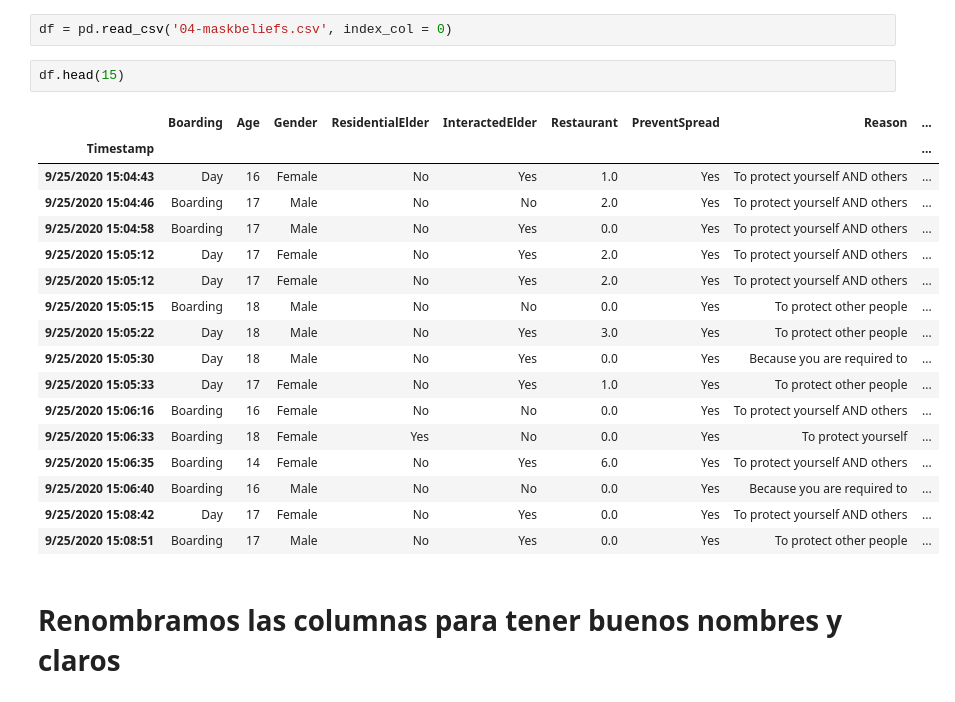
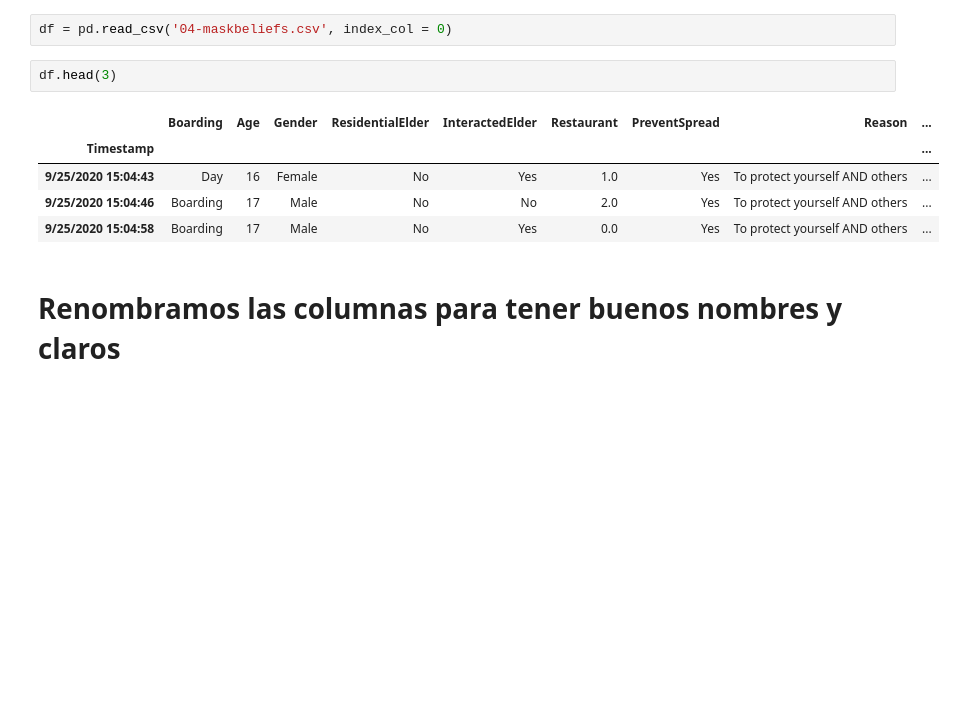
Before and after one commit to Adalab/DA-promoC-modulo-02-Marina-Lourdes-Ana, a Jupyter notebook: Estadistica/04-Estadistica-04.ipynb, the cells around one changed output. Cells and saved outputs as stored; diff of their text form; blank space fills up the shorter version.

```diff
--- a/Estadistica/04-Estadistica-04.ipynb
+++ b/Estadistica/04-Estadistica-04.ipynb
@@ -9,25 +9,13 @@ import scipy.stats as st
 # %%
 df = pd.read_csv('04-maskbeliefs.csv', index_col = 0)
 # %%
-df.head(15)
+df.head(3)
 # %% [output]
 |  | Boarding | Age | Gender | ResidentialElder | InteractedElder | Restaurant | PreventSpread | Reason | ... |
 | Timestamp |  |  |  |  |  |  |  |  | ... |
 | 9/25/2020 15:04:43 | Day | 16 | Female | No | Yes | 1.0 | Yes | To protect yourself AND others | ... |
 | 9/25/2020 15:04:46 | Boarding | 17 | Male | No | No | 2.0 | Yes | To protect yourself AND others | ... |
 | 9/25/2020 15:04:58 | Boarding | 17 | Male | No | Yes | 0.0 | Yes | To protect yourself AND others | ... |
-| 9/25/2020 15:05:12 | Day | 17 | Female | No | Yes | 2.0 | Yes | To protect yourself AND others | ... |
-| 9/25/2020 15:05:12 | Day | 17 | Female | No | Yes | 2.0 | Yes | To protect yourself AND others | ... |
-| 9/25/2020 15:05:15 | Boarding | 18 | Male | No | No | 0.0 | Yes | To protect other people | ... |
-| 9/25/2020 15:05:22 | Day | 18 | Male | No | Yes | 3.0 | Yes | To protect other people | ... |
-| 9/25/2020 15:05:30 | Day | 18 | Male | No | Yes | 0.0 | Yes | Because you are required to | ... |
-| 9/25/2020 15:05:33 | Day | 17 | Female | No | Yes | 1.0 | Yes | To protect other people | ... |
-| 9/25/2020 15:06:16 | Boarding | 16 | Female | No | No | 0.0 | Yes | To protect yourself AND others | ... |
-| 9/25/2020 15:06:33 | Boarding | 18 | Female | Yes | No | 0.0 | Yes | To protect yourself | ... |
-| 9/25/2020 15:06:35 | Boarding | 14 | Female | No | Yes | 6.0 | Yes | To protect yourself AND others | ... |
-| 9/25/2020 15:06:40 | Boarding | 16 | Male | No | No | 0.0 | Yes | Because you are required to | ... |
-| 9/25/2020 15:08:42 | Day | 17 | Female | No | Yes | 0.0 | Yes | To protect yourself AND others | ... |
-| 9/25/2020 15:08:51 | Boarding | 17 | Male | No | Yes | 0.0 | Yes | To protect other people | ... |
 # %% [markdown]
 # Renombramos las columnas para tener buenos nombres y claros
 # %%
```
Also changed, not shown: parts of 1 cell of this notebook.
